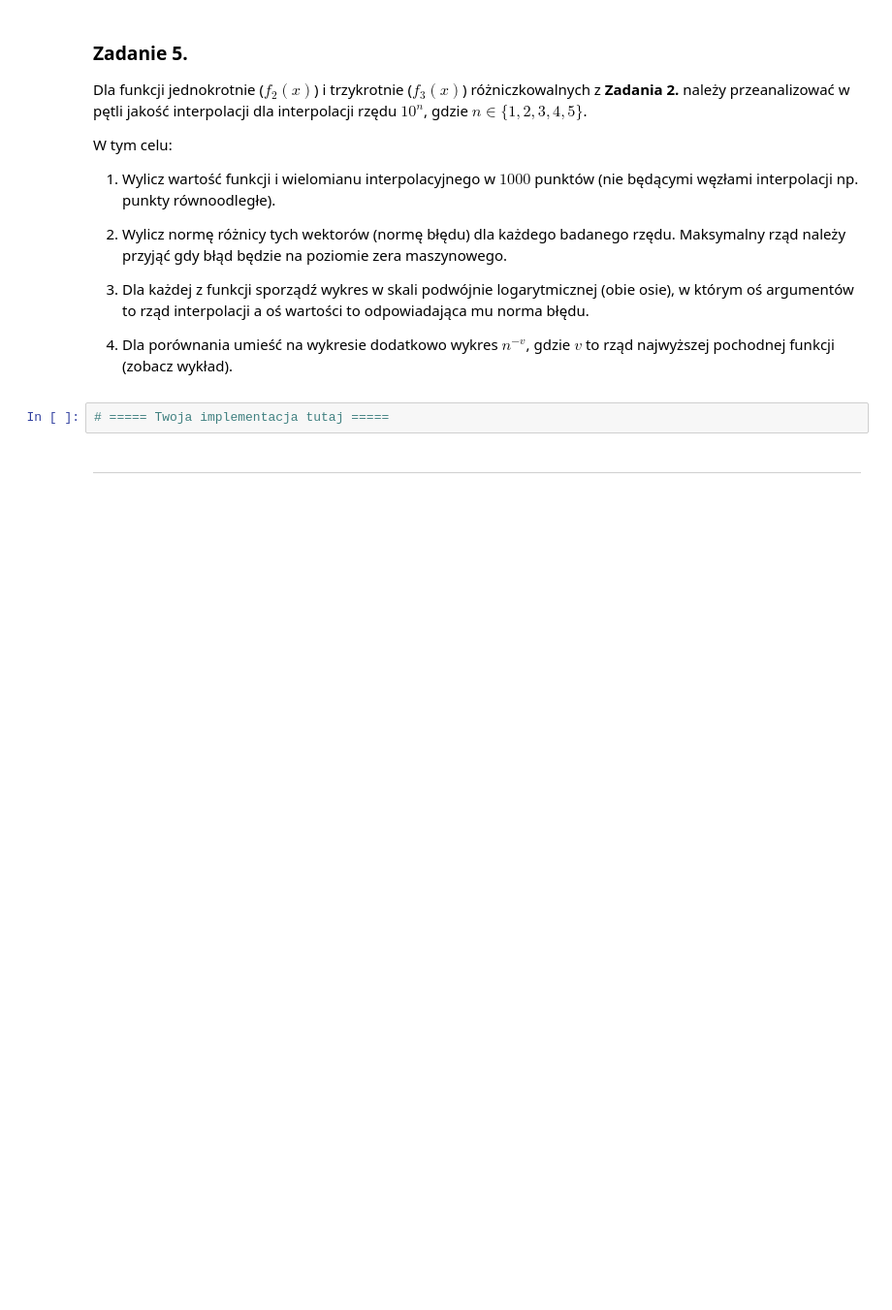
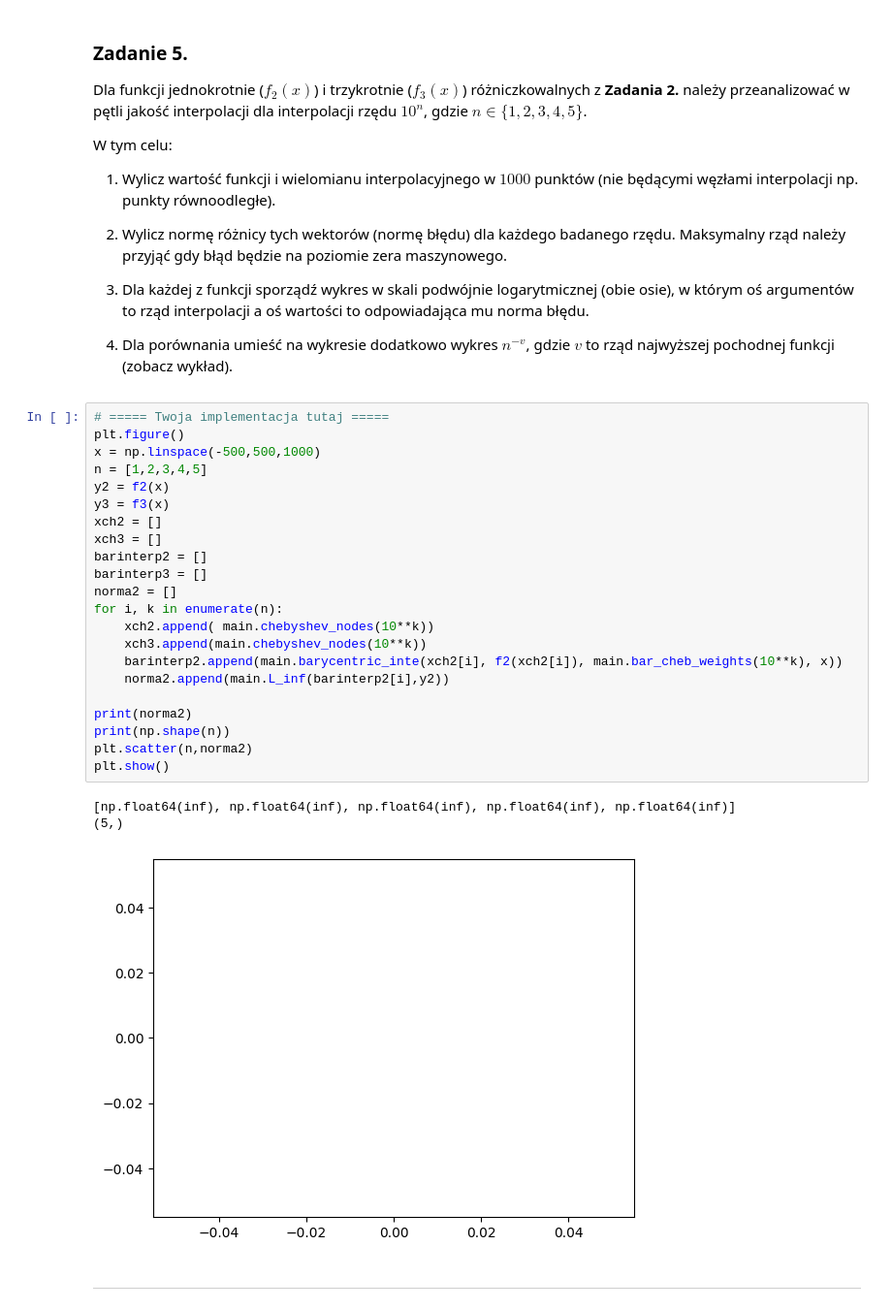
Before and after one commit to MN-KJ-2025/lab9-interpolacja-emiloosek, a Jupyter notebook: sprawozdanie.ipynb, the cells around one changed output. Shown at 97% size. Saved outputs shown, nothing was run; the diff lists cells and outputs as text; blank space fills up the shorter version.

Commit message:
wypełniony main i częściowo sprawozdanie

```diff
--- a/sprawozdanie.ipynb
+++ b/sprawozdanie.ipynb
@@ -184,8 +184,32 @@ W tym celu:
 3. Dla każdej z funkcji sporządź wykres w skali podwójnie logarytmicznej (obie osie), w którym oś argumentów to rząd interpolacji a oś wartości to odpowiadająca mu norma błędu.
 
 4. Dla porównania umieść na wykresie dodatkowo wykres $n^{-v}$, gdzie $v$ to rząd najwyższej pochodnej funkcji (zobacz wykład).
-# %%
-# ===== Twoja implementacja tutaj =====
+# %%
+# ===== Twoja implementacja tutaj =====
+plt.figure()
+x = np.linspace(-500,500,1000)
+n = [1,2,3,4,5]
+y2 = f2(x)
+y3 = f3(x)
+xch2 = []
+xch3 = []
+barinterp2 = []
+barinterp3 = []
+norma2 = []
+for i, k in enumerate(n):
+    xch2.append( main.chebyshev_nodes(10**k))
+    xch3.append(main.chebyshev_nodes(10**k))
+    barinterp2.append(main.barycentric_inte(xch2[i], f2(xch2[i]), main.bar_cheb_weights(10**k), x))
+    norma2.append(main.L_inf(barinterp2[i],y2))
+
+print(norma2)
+print(np.shape(n))
+plt.scatter(n,norma2)
+plt.show()
+# %% [output]
+[np.float64(inf), np.float64(inf), np.float64(inf), np.float64(inf), np.float64(inf)]
+(5,)
+[figure, added]
 # %% [markdown]
 ---
 # %% [markdown]
```
Also changed, not shown: parts of 3 cells of this notebook, 1 other file.
